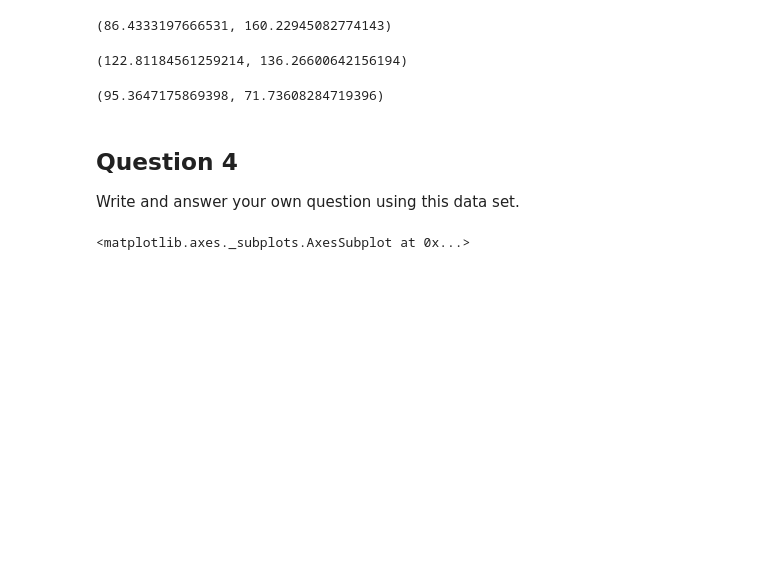
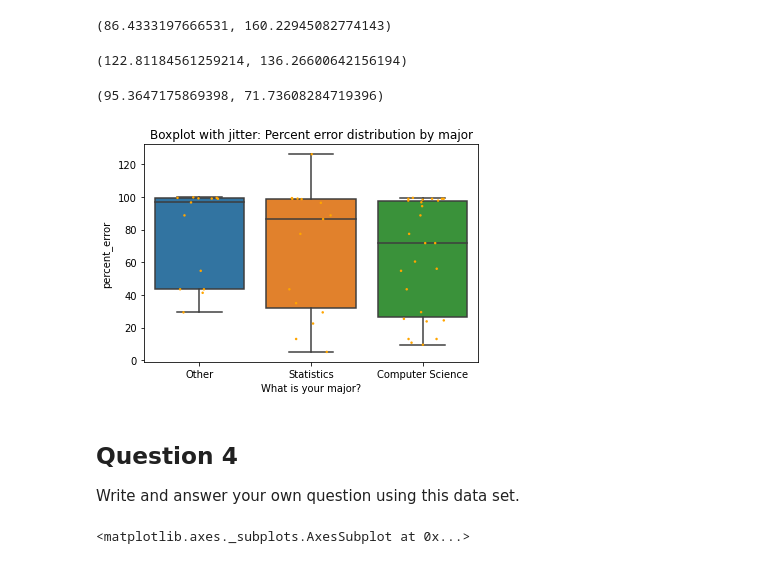
Before and after one commit to Cal-Poly-Data-301/lab-1-phase-2-DylanC3, a Jupyter notebook: DATA_301_Lab_1B_Phase2.ipynb, the cells around one changed output. Drawn from its saved outputs; the diff is of its cells as text; code cells hidden in the pictures; blank space fills up the shorter version.

Commit message:
updated with challenge graphic

```diff
--- a/DATA_301_Lab_1B_Phase2.ipynb
+++ b/DATA_301_Lab_1B_Phase2.ipynb
@@ -135,6 +135,18 @@ df_survey[df_survey['live_in_slo'] == "yes"].percent_error.median(), df_survey[d
   # video game players did better than non video game players (same as mean)
   # those who live in slo did worse than those who do not live in slo
 # lower sum of percent error = "doing better"
+# %%
+# also dylan's week 2 challenge submission
+
+import seaborn as sns
+import matplotlib.pyplot as plt
+
+ax = sns.boxplot(x=df_survey["What is your major?"], y=df_survey[df_survey["percent_error"] < 250].percent_error) # boxplot accounting for outliers
+ax = sns.stripplot(x=df_survey["What is your major?"], y=df_survey[df_survey["percent_error"] < 250].percent_error, color="orange", jitter=0.2, size=2.5)
+plt.title("Boxplot with jitter: Percent error distribution by major")
+plt.show()
+# %% [output]
+[figure, added]
 # %% [markdown]
 ## Question 4
 
```
